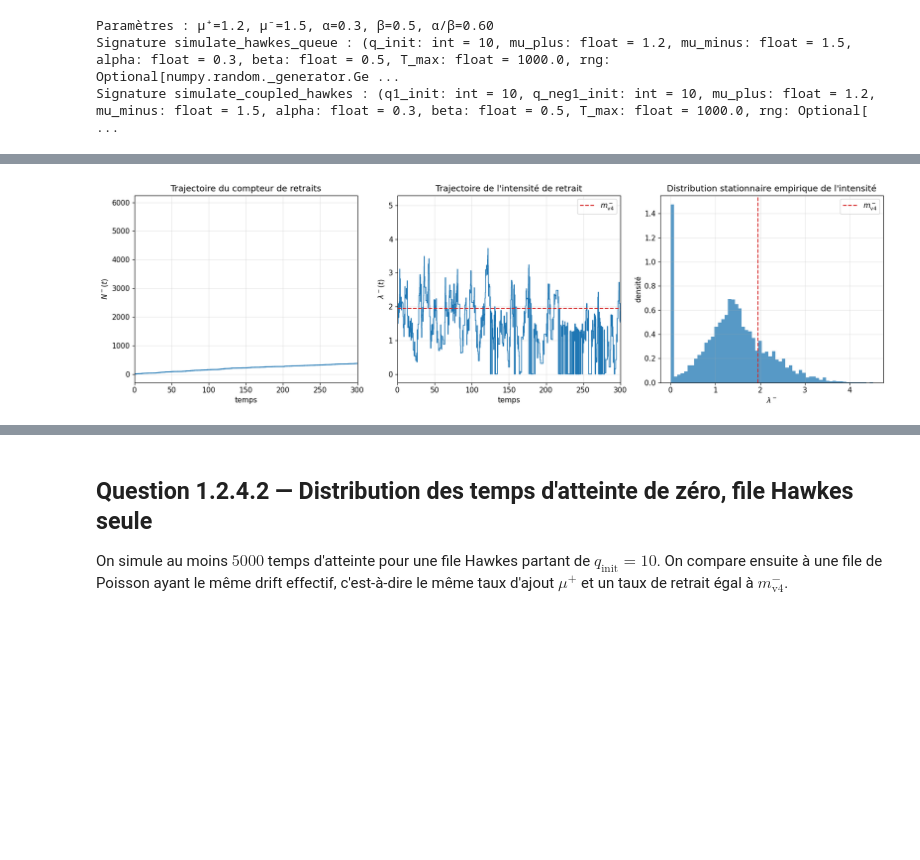
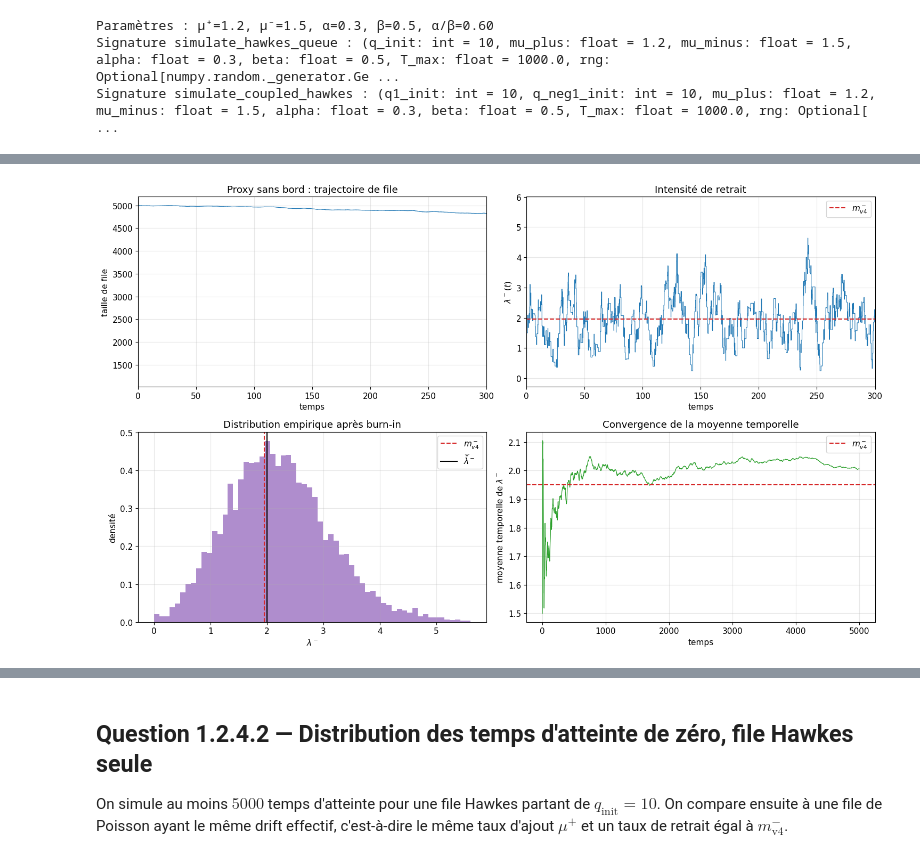
Before and after one commit to ApolloHong/Modal_Order_Book, a Jupyter notebook: nb2_124_files_hawkes_couplees.ipynb, the cells around one changed output, grey strips where cells are left out. Saved outputs shown, nothing was run; the diff lists cells and outputs as text; code cells hidden in the pictures; blank space fills up the shorter version.

```diff
--- a/nb2_124_files_hawkes_couplees.ipynb
+++ b/nb2_124_files_hawkes_couplees.ipynb
@@ -171,47 +192,84 @@ def moyenne_temporelle(times, values, horizon, burn_in=0.0):
 
 rng = np.random.default_rng(SEED)
 T_long = 5_000.0
+Q_STATIONNAIRE = 5_000
+m_theo_v4 = hawkes_stationary_intensity(MU_PLUS, MU_MINUS, ALPHA, BETA, "v4")
+
+# Proxy sans bord : la file initiale est assez grande pour ne pas atteindre zéro.
 res_long = simulate_hawkes_queue(
+    q_init=Q_STATIONNAIRE,
+    mu_plus=MU_PLUS,
+    mu_minus=MU_MINUS,
+    alpha=ALPHA,
+    beta=BETA,
+    T_max=T_long,
+    rng=rng,
+    stop_at_zero=True,
+    sign_convention="v4",
+)
+
+lambda_bar = moyenne_temporelle(
+    res_long.times,
+    res_long.lambda_minus_path,
+    T_long,
+    burn_in=T_long / 2,
+)
+
+# Vraie file de taille 50 : utile pour le temps d'atteinte, pas pour vérifier m^-.
+res_queue_50 = simulate_hawkes_queue(
     q_init=50,
     mu_plus=MU_PLUS,
     mu_minus=MU_MINUS,
     alpha=ALPHA,
     beta=BETA,
     T_max=T_long,
-    rng=rng,
-    stop_at_zero=False,
+    rng=np.random.default_rng(SEED),
+    stop_at_zero=True,
     sign_convention="v4",
 )
 
-lambda_bar = moyenne_temporelle(res_long.times, res_long.lambda_minus_path, T_long, burn_in=T_long / 2)
-m_theo_v4 = hawkes_stationary_intensity(MU_PLUS, MU_MINUS, ALPHA, BETA, "v4")
-print(f"λ̄⁻ estimée après burn-in : {lambda_bar:.4f}")
 print(f"m⁻ théorique v4 : {m_theo_v4:.4f}")
+print(f"λ̄⁻ empirique, proxy sans bord : {lambda_bar:.4f}")
+print(f"Écart relatif : {(lambda_bar / m_theo_v4 - 1):+.2%}")
+print(f"File q_init=50 : hit_zero={res_queue_50.hit_zero}, T0={res_queue_50.hitting_time:.4f}")
 
-fig, axes = plt.subplots(1, 3, figsize=(17, 5))
+fig, axes = plt.subplots(2, 2, figsize=(15, 9))
 
 removals = np.cumsum(res_long.event_types == -1)
-axes[0].step(res_long.times, removals, where="post", linewidth=1.5)
-axes[0].set_xlim(0, 300)
-axes[0].set_xlabel("temps")
-axes[0].set_ylabel(r"$N^-(t)$")
-axes[0].set_title("Trajectoire du compteur de retraits")
+axes[0, 0].step(res_long.times, res_long.queue_path, where="post", linewidth=0.8)
+axes[0, 0].set_xlim(0, 300)
+axes[0, 0].set_xlabel("temps")
+axes[0, 0].set_ylabel("taille de file")
+axes[0, 0].set_title("Proxy sans bord : trajectoire de file")
 
-axes[1].step(res_long.times, res_long.lambda_minus_path, where="post", linewidth=1.2)
-axes[1].axhline(m_theo_v4, color="tab:red", linestyle="--", label=r"$m^-_{\mathrm{v4}}$")
-axes[1].set_xlim(0, 300)
-axes[1].set_xlabel("temps")
-axes[1].set_ylabel(r"$\lambda^-(t)$")
-axes[1].set_title("Trajectoire de l'intensité de retrait")
-axes[1].legend()
+axes[0, 1].step(res_long.times, res_long.lambda_minus_path, where="post", linewidth=0.8)
+axes[0, 1].axhline(m_theo_v4, color="tab:red", linestyle="--", label=r"$m^-_{v4}$")
+axes[0, 1].set_xlim(0, 300)
+axes[0, 1].set_xlabel("temps")
+axes[0, 1].set_ylabel(r"$\lambda^-(t)$")
+axes[0, 1].set_title("Intensité de retrait")
+axes[0, 1].legend()
 
 masque_stationnaire = res_long.times > T_long / 2
-axes[2].hist(res_long.lambda_minus_path[masque_stationnaire], bins=60, density=True, alpha=0.75)
-axes[2].axvline(m_theo_v4, color="tab:red", linestyle="--", label=r"$m^-_{\mathrm{v4}}$")
-axes[2].set_xlabel(r"$\lambda^-$")
-axes[2].set_ylabel("densité")
-axes[2].set_title("Distribution stationnaire empirique de l'intensité")
-axes[2].legend()
+axes[1, 0].hist(res_long.lambda_minus_path[masque_stationnaire], bins=60, density=True, alpha=0.75, color="tab:purple")
+axes[1, 0].axvline(m_theo_v4, color="tab:red", linestyle="--", label=r"$m^-_{v4}$")
+axes[1, 0].axvline(lambda_bar, color="black", linewidth=1.5, label=r"$\widehat{\bar\lambda}^-$")
+axes[1, 0].set_xlabel(r"$\lambda^-$")
+axes[1, 0].set_ylabel("densité")
+axes[1, 0].set_title("Distribution empirique après burn-in")
+axes[1, 0].legend()
+
+right_edges = np.r_[res_long.times[1:], T_long]
+weights = np.maximum(right_edges - res_long.times, 0.0)
+running_num = np.cumsum(res_long.lambda_minus_path * weights)
+running_den = np.cumsum(weights)
+running_mean = running_num / running_den
+axes[1, 1].plot(res_long.times, running_mean, linewidth=0.9, color="tab:green")
+axes[1, 1].axhline(m_theo_v4, color="tab:red", linestyle="--", label=r"$m^-_{v4}$")
+axes[1, 1].set_xlabel("temps")
+axes[1, 1].set_ylabel(r"moyenne temporelle de $\lambda^-$")
+axes[1, 1].set_title("Convergence de la moyenne temporelle")
+axes[1, 1].legend()
 
 plt.tight_layout()
 plt.show()
@@ -221,4 +281,4 @@ m⁻ théorique v4 : 1.9500
-[figure, old version]
+[figure, new version]
 # %%
 # Figure de synthèse en quatre panneaux, dans l'esprit de la Figure 4 du sujet.
 K = 1_000
```
Also changed, not shown: parts of 16 cells of this notebook, 1 other file.
